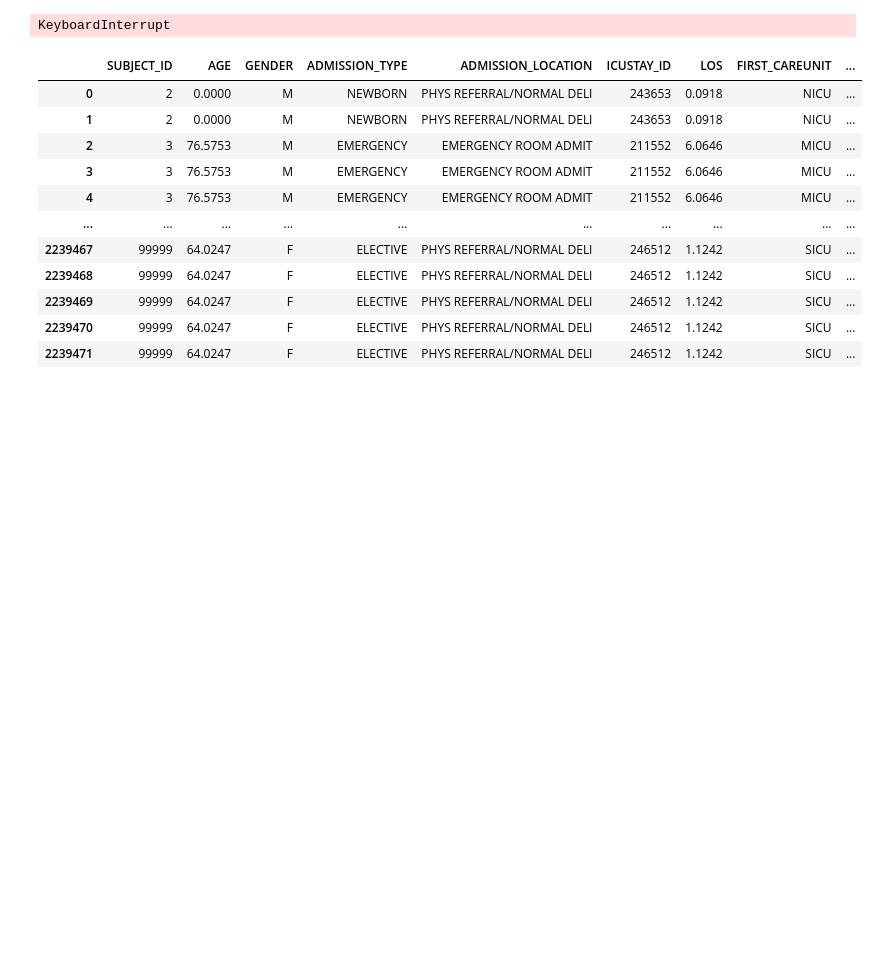
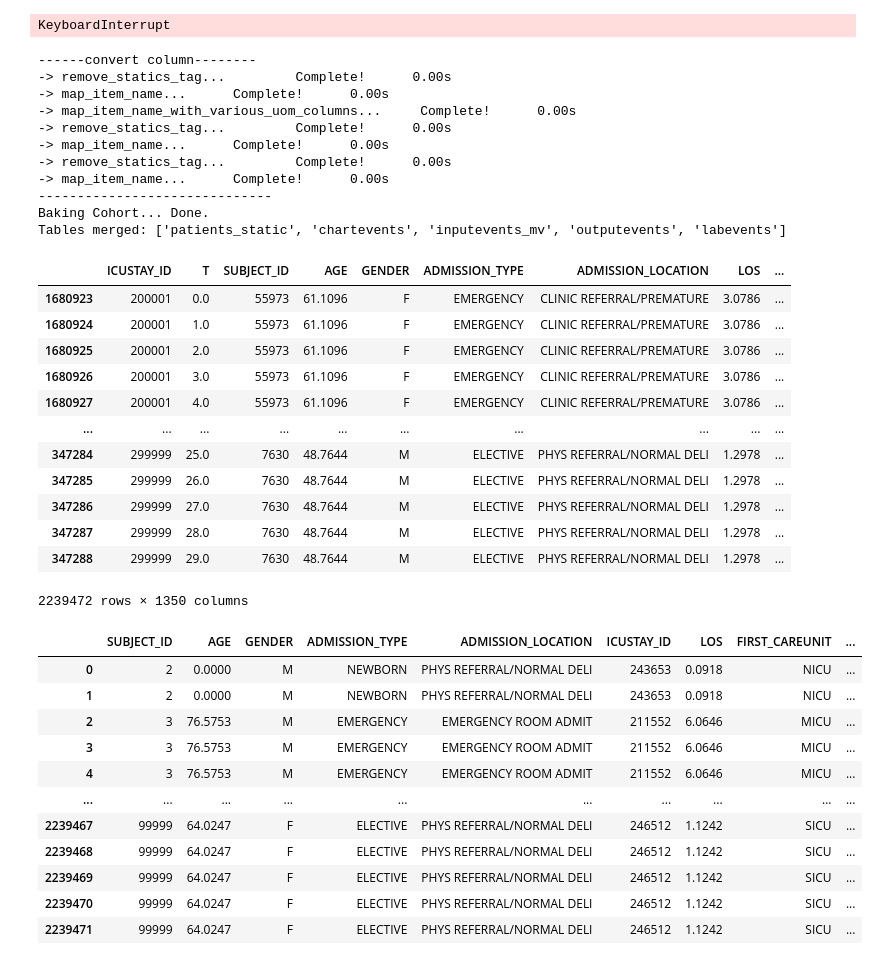
Before and after one commit to Harry-PARK/MIMIC_preprocessing, a Jupyter notebook: test.ipynb, the cells around one changed output. Cells and saved outputs as stored; diff of their text form; code cells hidden in the pictures; blank space fills up the shorter version.

```diff
--- a/test.ipynb
+++ b/test.ipynb
@@ -211,9 +244,34 @@ labevents = om.Labevents().load_processed(labevents, patients_static.patients_T_
 # %% [output]
 KeyboardInterrupt
 # %%
-cohort = om.Cohort(patients_static, chartevents, inputevents_mv)
+cohort = om.Cohort(patients_static, chartevents, inputevents_mv, outputevents, labevents)
+del patients_static, chartevents, inputevents_mv, outputevents, labevents
 cohort.make_cohort()
-cohort.data.sort_values(by=["ICUSTAY_ID", "T"])
+# %% [output]
+------convert column--------
+-> remove_statics_tag...         Complete!      0.00s
+-> map_item_name...      Complete!      0.00s
+-> map_item_name_with_various_uom_columns...     Complete!      0.00s
+-> remove_statics_tag...         Complete!      0.00s
+-> map_item_name...      Complete!      0.00s
+-> remove_statics_tag...         Complete!      0.00s
+-> map_item_name...      Complete!      0.00s
+------------------------------
+Baking Cohort... Done.
+Tables merged: ['patients_static', 'chartevents', 'inputevents_mv', 'outputevents', 'labevents']
+|  | ICUSTAY_ID | T | SUBJECT_ID | AGE | GENDER | ADMISSION_TYPE | ADMISSION_LOCATION | LOS | ... |
+| 1680923 | 200001 | 0.0 | 55973 | 61.1096 | F | EMERGENCY | CLINIC REFERRAL/PREMATURE | 3.0786 | ... |
+| 1680924 | 200001 | 1.0 | 55973 | 61.1096 | F | EMERGENCY | CLINIC REFERRAL/PREMATURE | 3.0786 | ... |
+| 1680925 | 200001 | 2.0 | 55973 | 61.1096 | F | EMERGENCY | CLINIC REFERRAL/PREMATURE | 3.0786 | ... |
+| 1680926 | 200001 | 3.0 | 55973 | 61.1096 | F | EMERGENCY | CLINIC REFERRAL/PREMATURE | 3.0786 | ... |
+| 1680927 | 200001 | 4.0 | 55973 | 61.1096 | F | EMERGENCY | CLINIC REFERRAL/PREMATURE | 3.0786 | ... |
+| ... | ... | ... | ... | ... | ... | ... | ... | ... | ... |
+| 347284 | 299999 | 25.0 | 7630 | 48.7644 | M | ELECTIVE | PHYS REFERRAL/NORMAL DELI | 1.2978 | ... |
+| 347285 | 299999 | 26.0 | 7630 | 48.7644 | M | ELECTIVE | PHYS REFERRAL/NORMAL DELI | 1.2978 | ... |
+| 347286 | 299999 | 27.0 | 7630 | 48.7644 | M | ELECTIVE | PHYS REFERRAL/NORMAL DELI | 1.2978 | ... |
+| 347287 | 299999 | 28.0 | 7630 | 48.7644 | M | ELECTIVE | PHYS REFERRAL/NORMAL DELI | 1.2978 | ... |
+| 347288 | 299999 | 29.0 | 7630 | 48.7644 | M | ELECTIVE | PHYS REFERRAL/NORMAL DELI | 1.2978 | ... |
+2239472 rows × 1350 columns
 # %%
 features, label = cohort.make_train_set()
 # features.to_csv(processed_data_path+"mimic_features.csv")
```
Also changed, not shown: parts of 9 cells of this notebook, 12 other files.
